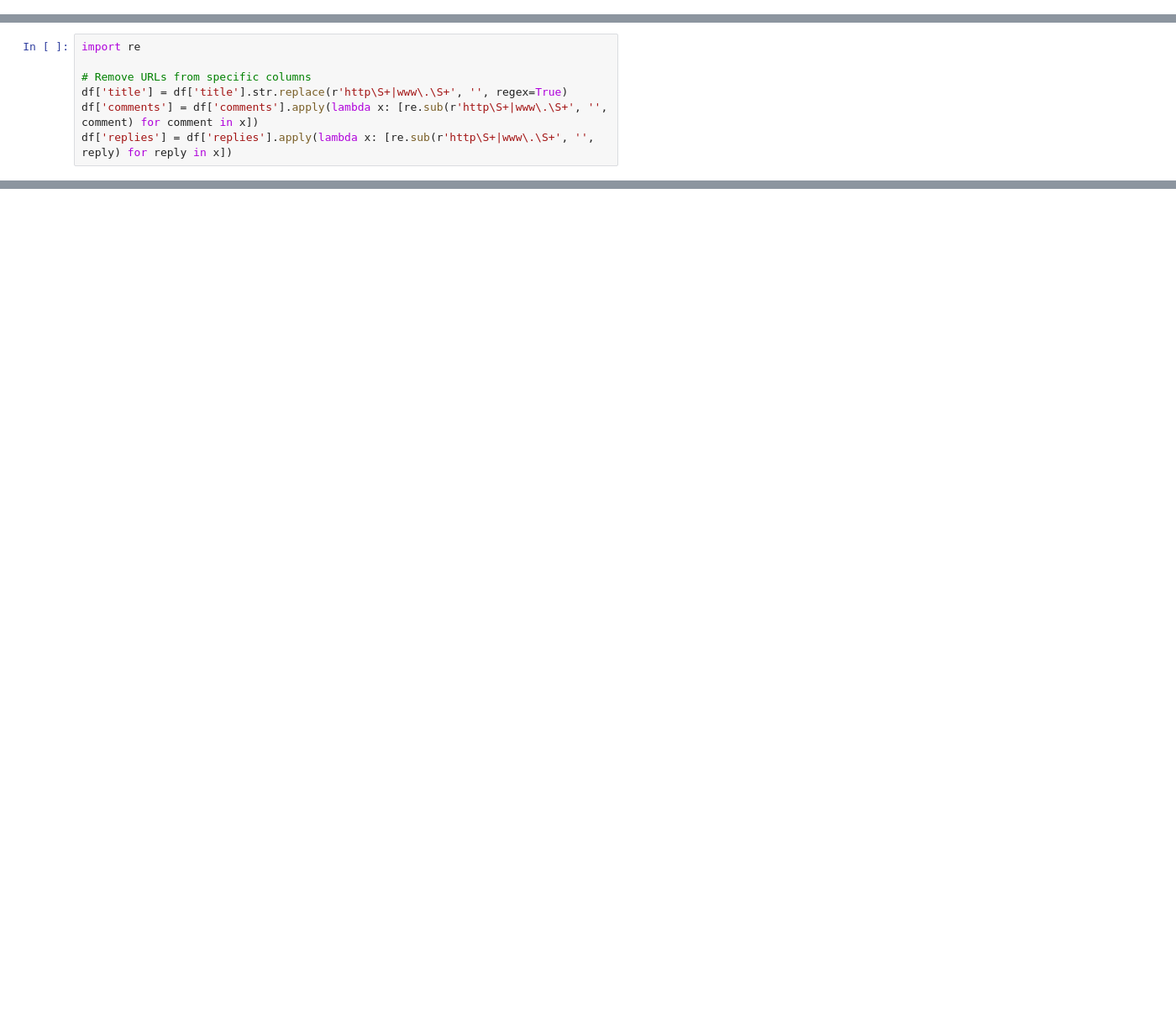
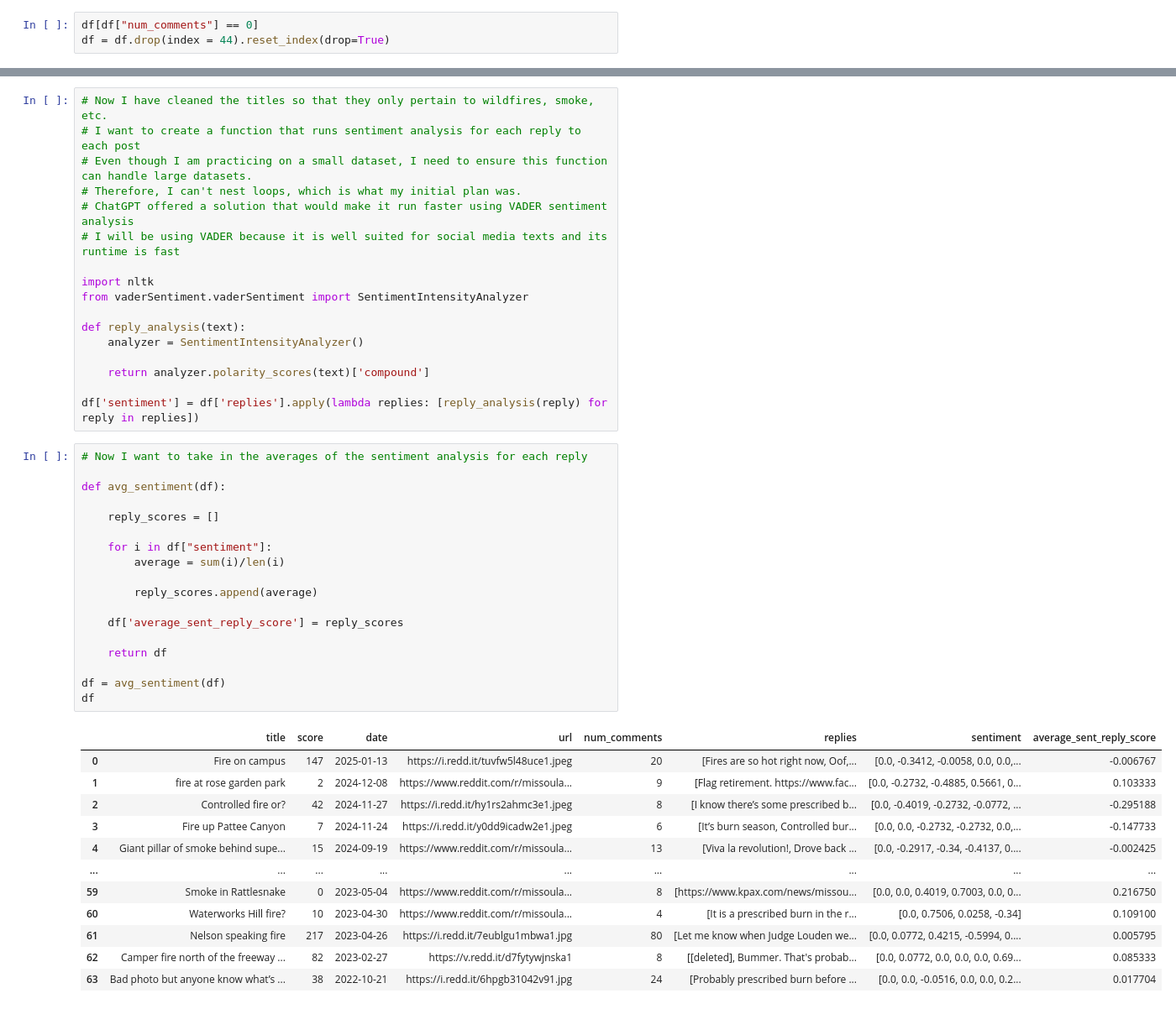
Before and after one commit to the-brAIn-lab/fire_sentiment_analysis, a Jupyter notebook: lang_processor.ipynb, the cells around one changed output, grey strips where cells are left out. Shown: that part at 84% size. Saved outputs shown, nothing was run; the diff lists cells and outputs as text; blank space fills up the shorter version.

Commit message:
Upgraded Language Processor and Data
Some data is formatted differently now. reddit_data includes two columns: dates, and average sentiment scores.

```diff
--- a/lang_processor.ipynb
+++ b/lang_processor.ipynb
@@ -29 +30,4 @@ print(df.head())
+# %%
+df[df["num_comments"] == 0]
+df = df.drop(index = 44).reset_index(drop=True)
 # %%
@@ -78,7 +48,0 @@ print(df.head)
-# %%
-import re
-
-# Remove URLs from specific columns
-df['title'] = df['title'].str.replace(r'http\S+|www\.\S+', '', regex=True)
-df['comments'] = df['comments'].apply(lambda x: [re.sub(r'http\S+|www\.\S+', '', comment) for comment in x])
-df['replies'] = df['replies'].apply(lambda x: [re.sub(r'http\S+|www\.\S+', '', reply) for reply in x])
@@ -146,0 +105,48 @@ print(sentiment)
+# %%
+# Now I have cleaned the titles so that they only pertain to wildfires, smoke, etc.
+# I want to create a function that runs sentiment analysis for each reply to each post
+# Even though I am practicing on a small dataset, I need to ensure this function can handle large datasets.
+# Therefore, I can't nest loops, which is what my initial plan was.
+# ChatGPT offered a solution that would make it run faster using VADER sentiment analysis
+# I will be using VADER because it is well suited for social media texts and its runtime is fast
+
+import nltk
+from vaderSentiment.vaderSentiment import SentimentIntensityAnalyzer
+
+def reply_analysis(text):
+    analyzer = SentimentIntensityAnalyzer()
+
+    return analyzer.polarity_scores(text)['compound']
+
+df['sentiment'] = df['replies'].apply(lambda replies: [reply_analysis(reply) for reply in replies])
+# %%
+# Now I want to take in the averages of the sentiment analysis for each reply
+
+def avg_sentiment(df):
+
+    reply_scores = []
+
+    for i in df["sentiment"]:
+        average = sum(i)/len(i)
+
+        reply_scores.append(average)
+
+    df['average_sent_reply_score'] = reply_scores
+
+    return df
+
+df = avg_sentiment(df)
+df
+# %% [output]
+|  | title | score | date | url | num_comments | replies | sentiment | average_sent_reply_score |
+| 0 | Fire on campus | 147 | 2025-01-13 | https://i.redd.it/tuvfw5l48uce1.jpeg | 20 | [Fires are so hot right now, Oof,... | [0.0, -0.3412, -0.0058, 0.0, 0.0,... | -0.006767 |
+| 1 | fire at rose garden park | 2 | 2024-12-08 | https://www.reddit.com/r/missoula... | 9 | [Flag retirement. https://www.fac... | [0.0, -0.2732, -0.4885, 0.5661, 0... | 0.103333 |
+| 2 | Controlled fire or? | 42 | 2024-11-27 | https://i.redd.it/hy1rs2ahmc3e1.jpeg | 8 | [I know there’s some prescribed b... | [0.0, -0.4019, -0.2732, -0.0772, ... | -0.295188 |
+| 3 | Fire up Pattee Canyon | 7 | 2024-11-24 | https://i.redd.it/y0dd9icadw2e1.jpeg | 6 | [It’s burn season, Controlled bur... | [0.0, 0.0, -0.2732, -0.2732, 0.0,... | -0.147733 |
+| 4 | Giant pillar of smoke behind supe... | 15 | 2024-09-19 | https://www.reddit.com/r/missoula... | 13 | [Viva la revolution!, Drove back ... | [0.0, -0.2917, -0.34, -0.4137, 0.... | -0.002425 |
+| ... | ... | ... | ... | ... | ... | ... | ... | ... |
+| 59 | Smoke in Rattlesnake | 0 | 2023-05-04 | https://www.reddit.com/r/missoula... | 8 | [https://www.kpax.com/news/missou... | [0.0, 0.0, 0.4019, 0.7003, 0.0, 0... | 0.216750 |
+| 60 | Waterworks Hill fire? | 10 | 2023-04-30 | https://www.reddit.com/r/missoula... | 4 | [It is a prescribed burn in the r... | [0.0, 0.7506, 0.0258, -0.34] | 0.109100 |
+| 61 | Nelson speaking fire | 217 | 2023-04-26 | https://i.redd.it/7eublgu1mbwa1.jpg | 80 | [Let me know when Judge Louden we... | [0.0, 0.0772, 0.4215, -0.5994, 0.... | 0.005795 |
+| 62 | Camper fire north of the freeway ... | 82 | 2023-02-27 | https://v.redd.it/d7fytywjnska1 | 8 | [[deleted], Bummer. That's probab... | [0.0, 0.0772, 0.0, 0.0, 0.0, 0.69... | 0.085333 |
+| 63 | Bad photo but anyone know what’s ... | 38 | 2022-10-21 | https://i.redd.it/6hpgb31042v91.jpg | 24 | [Probably prescribed burn before ... | [0.0, 0.0, -0.0516, 0.0, 0.0, 0.2... | 0.017704 |
```
Also changed, not shown: parts of 18 cells of this notebook, 4 other files.
